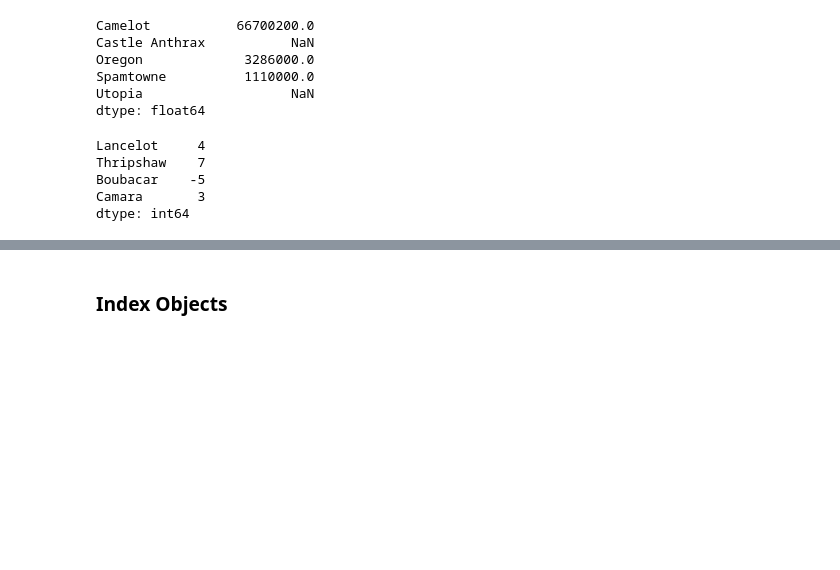
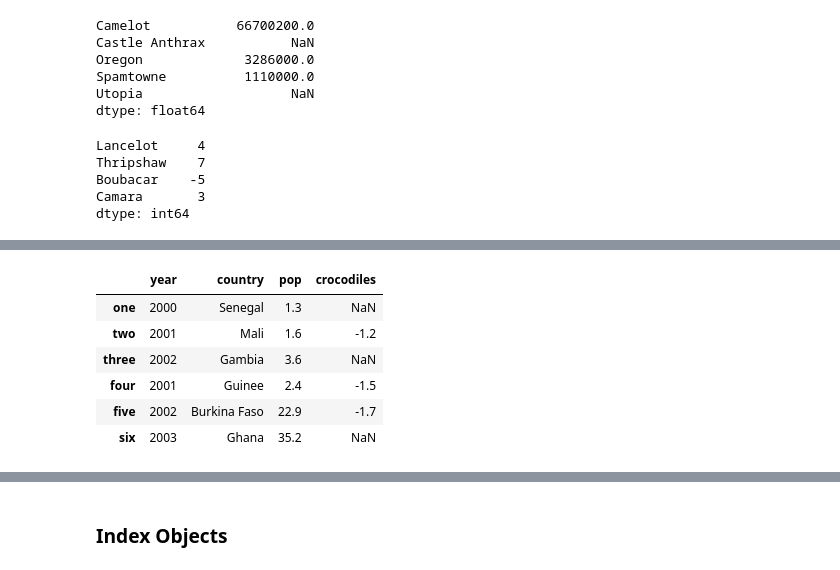
Before and after one commit to worker-bee-micah/practice-only, a Jupyter notebook: 00_mt_pd_dataframes_series.ipynb, the cells around one changed output, grey strips where cells are left out. Cells and saved outputs as stored; diff of their text form; code cells hidden in the pictures; blank space fills up the shorter version.

```diff
--- a/00_mt_pd_dataframes_series.ipynb
+++ b/00_mt_pd_dataframes_series.ipynb
@@ -179,5 +245,14 @@ frame2
 # %%
+#example of the length not matching, it fills in the missing values with NaN
 val = pd.Series([-1.2, -1.5, -1.7], index=['two', 'four', 'five'])
-frame2['debt'] = val
+frame2['crocodiles'] = val
 frame2
+# %% [output]
+|  | year | country | pop | crocodiles |
+| one | 2000 | Senegal | 1.3 | NaN |
+| two | 2001 | Mali | 1.6 | -1.2 |
+| three | 2002 | Gambia | 3.6 | NaN |
+| four | 2001 | Guinee | 2.4 | -1.5 |
+| five | 2002 | Burkina Faso | 22.9 | -1.7 |
+| six | 2003 | Ghana | 35.2 | NaN |
 # %%
```
Also changed, not shown: parts of 22 cells of this notebook, 2 other files.
